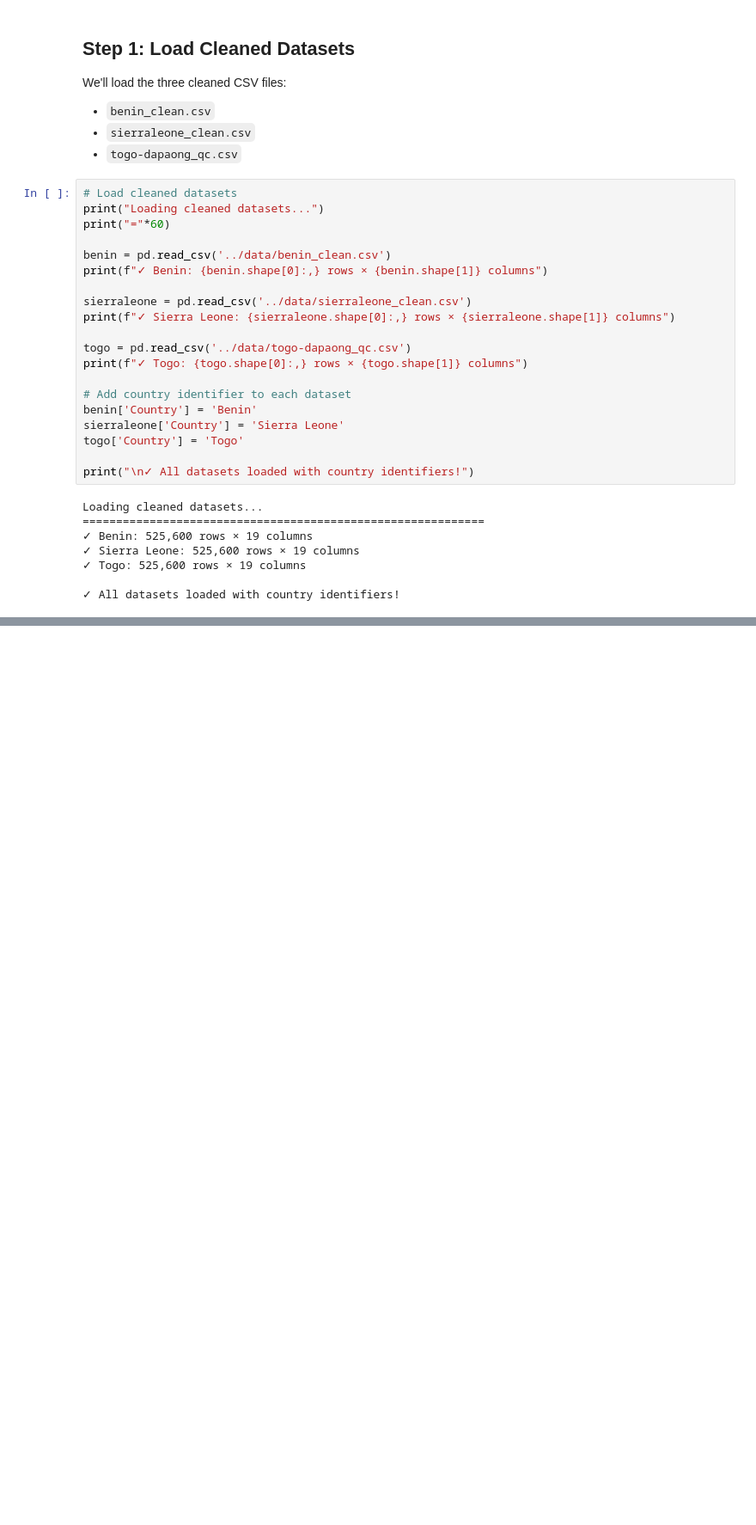
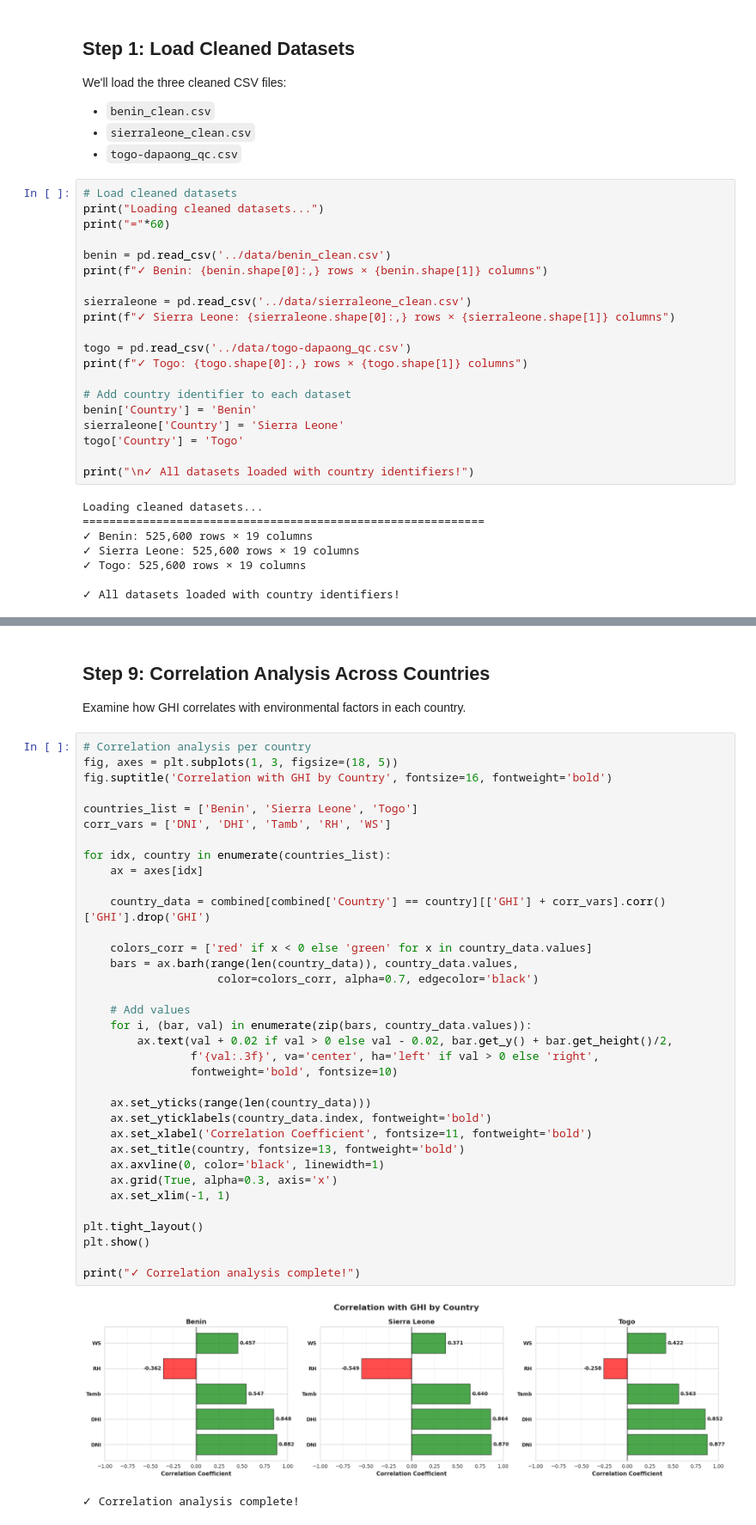
Before and after one commit to Zufan-Hadgu/solar-challenge-week0, a Jupyter notebook: notebooks/compare_countries.ipynb, the cells around one changed output, grey strips where cells are left out. Shown at 86% size. Drawn from its saved outputs; the diff is of its cells as text; blank space fills up the shorter version.

```diff
--- a/notebooks/compare_countries.ipynb
+++ b/notebooks/compare_countries.ipynb
@@ -66,0 +445,42 @@ Loading cleaned datasets...
+# %% [markdown]
+## Step 9: Correlation Analysis Across Countries
+
+Examine how GHI correlates with environmental factors in each country.
+# %%
+# Correlation analysis per country
+fig, axes = plt.subplots(1, 3, figsize=(18, 5))
+fig.suptitle('Correlation with GHI by Country', fontsize=16, fontweight='bold')
+
+countries_list = ['Benin', 'Sierra Leone', 'Togo']
+corr_vars = ['DNI', 'DHI', 'Tamb', 'RH', 'WS']
+
+for idx, country in enumerate(countries_list):
+    ax = axes[idx]
+
+    country_data = combined[combined['Country'] == country][['GHI'] + corr_vars].corr()['GHI'].drop('GHI')
+
+    colors_corr = ['red' if x < 0 else 'green' for x in country_data.values]
+    bars = ax.barh(range(len(country_data)), country_data.values,
+                    color=colors_corr, alpha=0.7, edgecolor='black')
+
+    # Add values
+    for i, (bar, val) in enumerate(zip(bars, country_data.values)):
+        ax.text(val + 0.02 if val > 0 else val - 0.02, bar.get_y() + bar.get_height()/2,
+                f'{val:.3f}', va='center', ha='left' if val > 0 else 'right',
+                fontweight='bold', fontsize=10)
+
+    ax.set_yticks(range(len(country_data)))
+    ax.set_yticklabels(country_data.index, fontweight='bold')
+    ax.set_xlabel('Correlation Coefficient', fontsize=11, fontweight='bold')
+    ax.set_title(country, fontsize=13, fontweight='bold')
+    ax.axvline(0, color='black', linewidth=1)
+    ax.grid(True, alpha=0.3, axis='x')
+    ax.set_xlim(-1, 1)
+
+plt.tight_layout()
+plt.show()
+
+print("✓ Correlation analysis complete!")
+# %% [output]
+[figure, added]
+✓ Correlation analysis complete!
```
Also changed, not shown: parts of 14 cells of this notebook.
